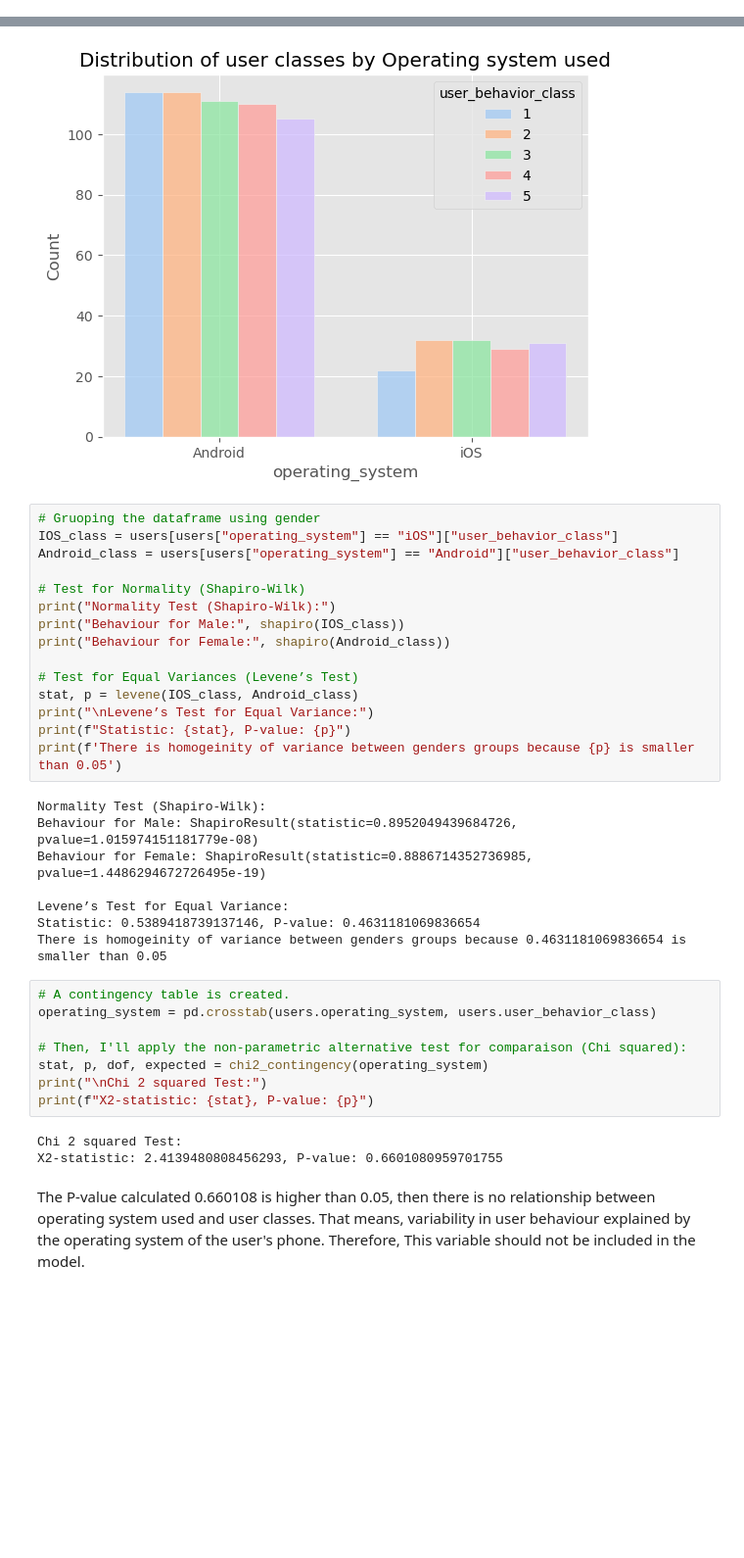
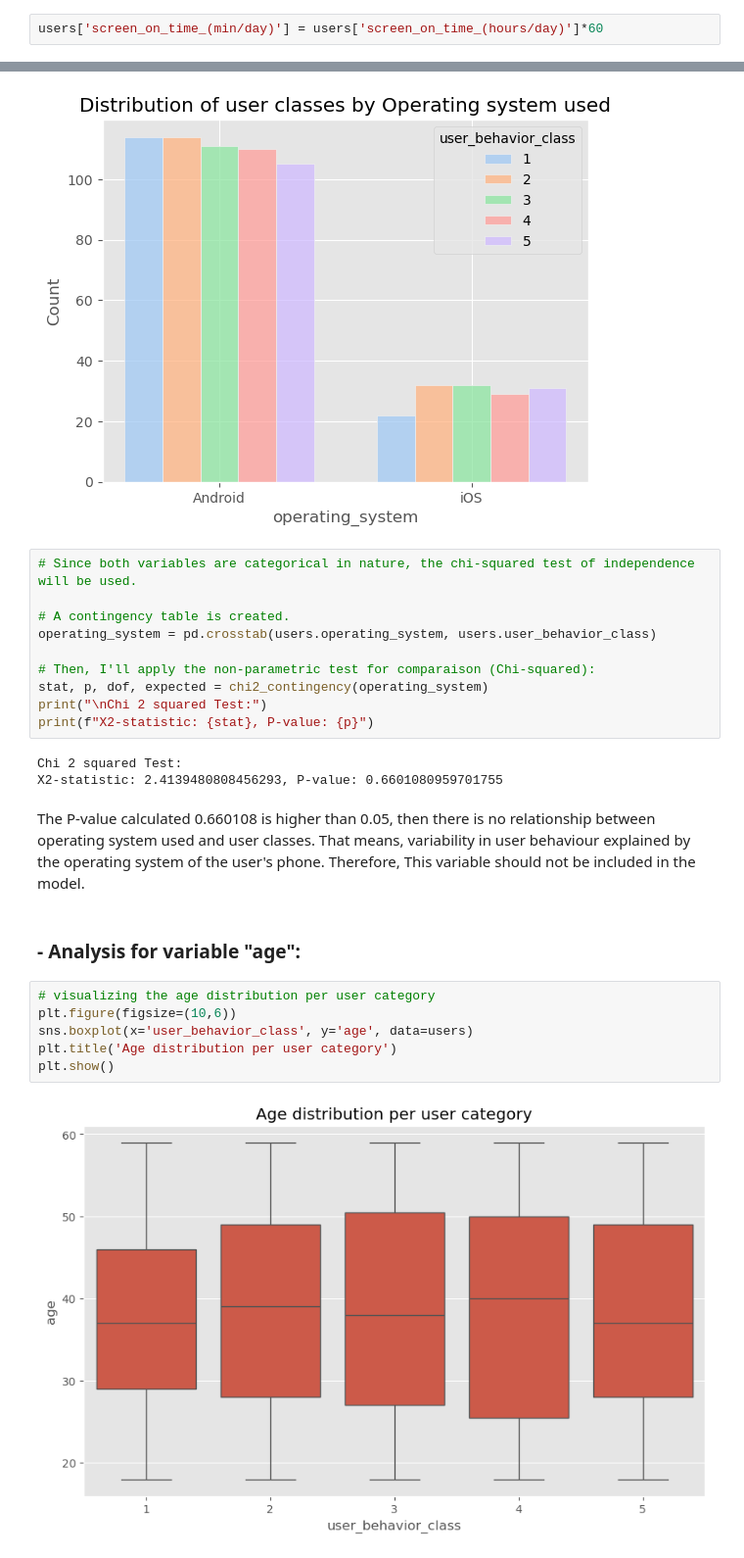
Before and after one commit to bizzaccelerator/classification_of_consumer_behaviour, a Jupyter notebook: notebook.ipynb, the cells around one changed output, grey strips where cells are left out. Shown: that part at 98% size. Drawn from its saved outputs; the diff is of its cells as text; blank space fills up the shorter version.

Commit message:
Variable 'app_usage_time' is analyzed.

```diff
--- a/notebook.ipynb
+++ b/notebook.ipynb
@@ -116,3 +134,5 @@ users.head()
+# %%
+users['screen_on_time_(min/day)'] = users['screen_on_time_(hours/day)']*60
 # %%
 # Modify the type of target variable:
 print(users['user_behavior_class'].unique())
@@ -320,34 +292,13 @@ plt.title("Distribution of user classes by Operating system used")
 plt.show()
 # %% [output]
 [figure]
-# %%
-# Gruoping the dataframe using gender
-IOS_class = users[users["operating_system"] == "iOS"]["user_behavior_class"]
-Android_class = users[users["operating_system"] == "Android"]["user_behavior_class"]
-
-# Test for Normality (Shapiro-Wilk)
-print("Normality Test (Shapiro-Wilk):")
-print("Behaviour for Male:", shapiro(IOS_class))
-print("Behaviour for Female:", shapiro(Android_class))
-
-# Test for Equal Variances (Levene’s Test)
-stat, p = levene(IOS_class, Android_class)
-print("\nLevene’s Test for Equal Variance:")
-print(f"Statistic: {stat}, P-value: {p}")
-print(f'There is homogeinity of variance between genders groups because {p} is smaller than 0.05')
-# %% [output]
-Normality Test (Shapiro-Wilk):
-Behaviour for Male: ShapiroResult(statistic=0.8952049439684726, pvalue=1.015974151181779e-08)
-Behaviour for Female: ShapiroResult(statistic=0.8886714352736985, pvalue=1.4486294672726495e-19)
-
-Levene’s Test for Equal Variance:
-Statistic: 0.5389418739137146, P-value: 0.4631181069836654
-There is homogeinity of variance between genders groups because 0.4631181069836654 is smaller than 0.05
 # %%
+# Since both variables are categorical in nature, the chi-squared test of independence will be used.
+
 # A contingency table is created.
 operating_system = pd.crosstab(users.operating_system, users.user_behavior_class)
 
-# Then, I'll apply the non-parametric alternative test for comparaison (Chi squared):
+# Then, I'll apply the non-parametric test for comparaison (Chi-squared):
 stat, p, dof, expected = chi2_contingency(operating_system)
 print("\nChi 2 squared Test:")
 print(f"X2-statistic: {stat}, P-value: {p}")
@@ -356,3 +307,13 @@ Chi 2 squared Test:
 X2-statistic: 2.4139480808456293, P-value: 0.6601080959701755
 # %% [markdown]
 The P-value calculated 0.660108 is higher than 0.05, then there is no relationship between operating system used and user classes. That means, variability in user behaviour explained by the operating system of the user's phone. Therefore, This variable should not be included in the model.
+# %% [markdown]
+### - Analysis for variable "age":
+# %%
+# visualizing the age distribution per user category
+plt.figure(figsize=(10,6))
+sns.boxplot(x='user_behavior_class', y='age', data=users)
+plt.title('Age distribution per user category')
+plt.show()
+# %% [output]
+[figure, added]
```
Also changed, not shown: parts of 21 cells of this notebook.
